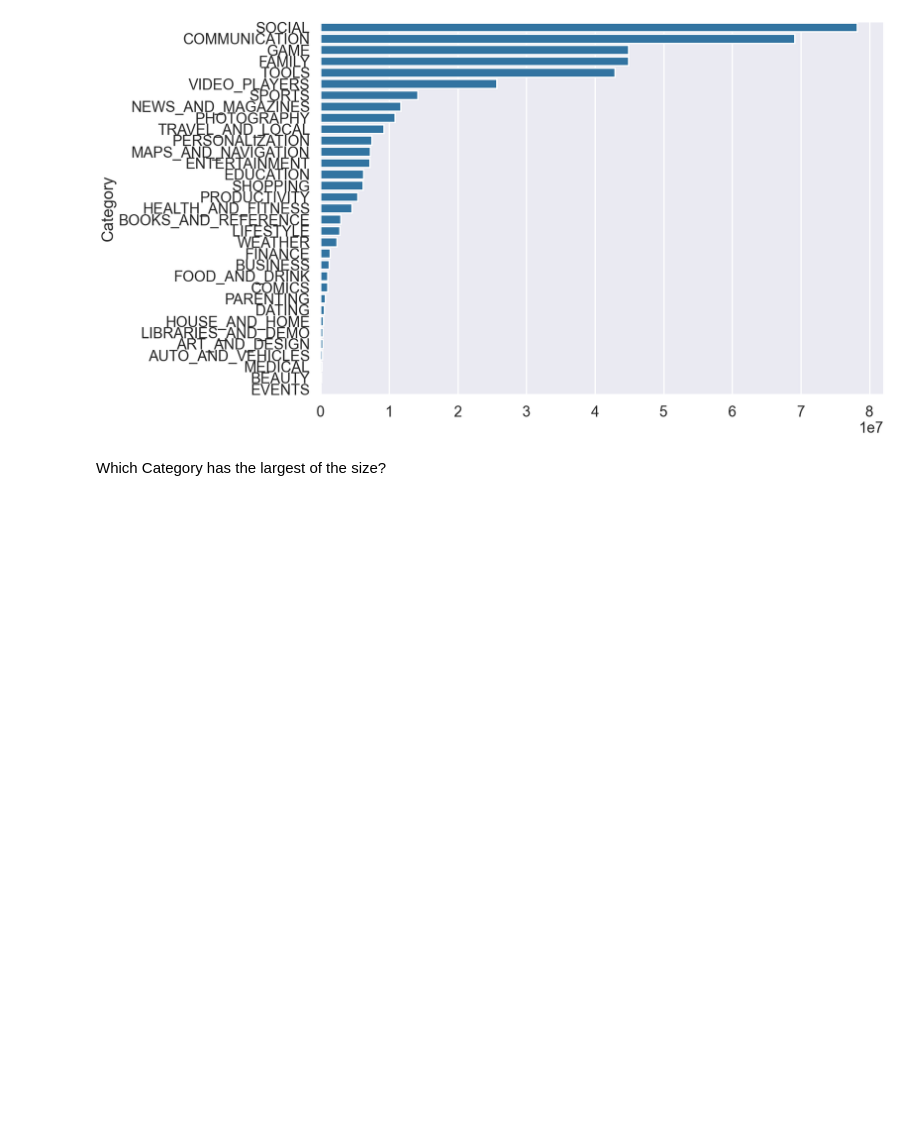
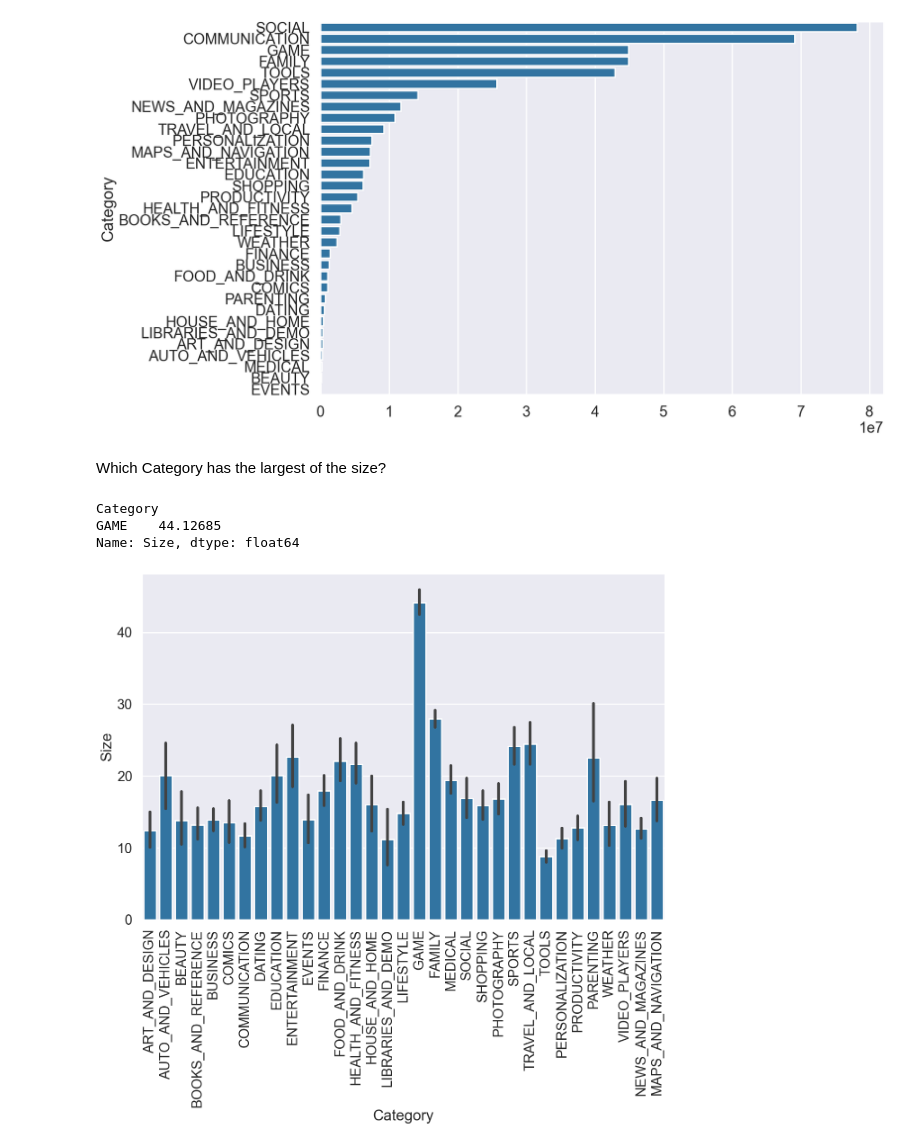
Before and after one commit to FairozAhmadSheikh/ML_bootcamp, a Jupyter notebook: Exploratory_DataAnalysis/Eda_Assignment.ipynb, the cells around one changed output. Cells and saved outputs as stored; diff of their text form; code cells hidden in the pictures; blank space fills up the shorter version.

```diff
--- a/Exploratory_DataAnalysis/Eda_Assignment.ipynb
+++ b/Exploratory_DataAnalysis/Eda_Assignment.ipynb
@@ -238,3 +238,17 @@ plt.show()
 [figure]
 # %% [markdown]
 Which Category has the largest of the size?
+# %%
+datacopy.groupby(['Category'])['Size'].mean().sort_values(ascending=False)
+datacopy.groupby(['Category'])['Size'].mean().sort_values(ascending=False)[:1]
+# %% [output]
+Category
+GAME    44.12685
+Name: Size, dtype: float64
+# %%
+plt.figure(figsize=(15,10))
+plt.xticks(rotation=90)
+sns.barplot(x='Category',y='Size',data=datacopy)
+plt.show()
+# %% [output]
+[figure, added]
```
Also changed, not shown: parts of 1 cell of this notebook.
